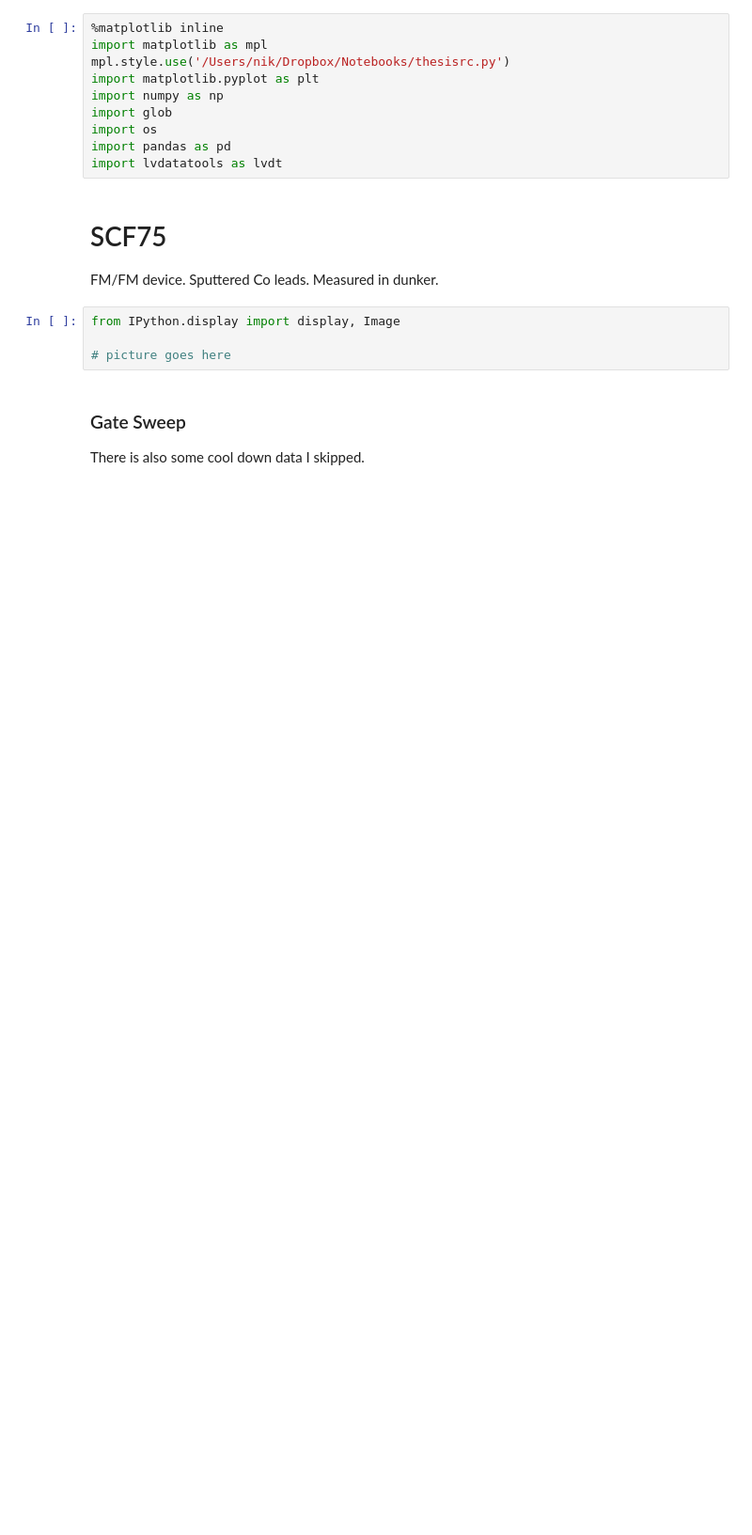
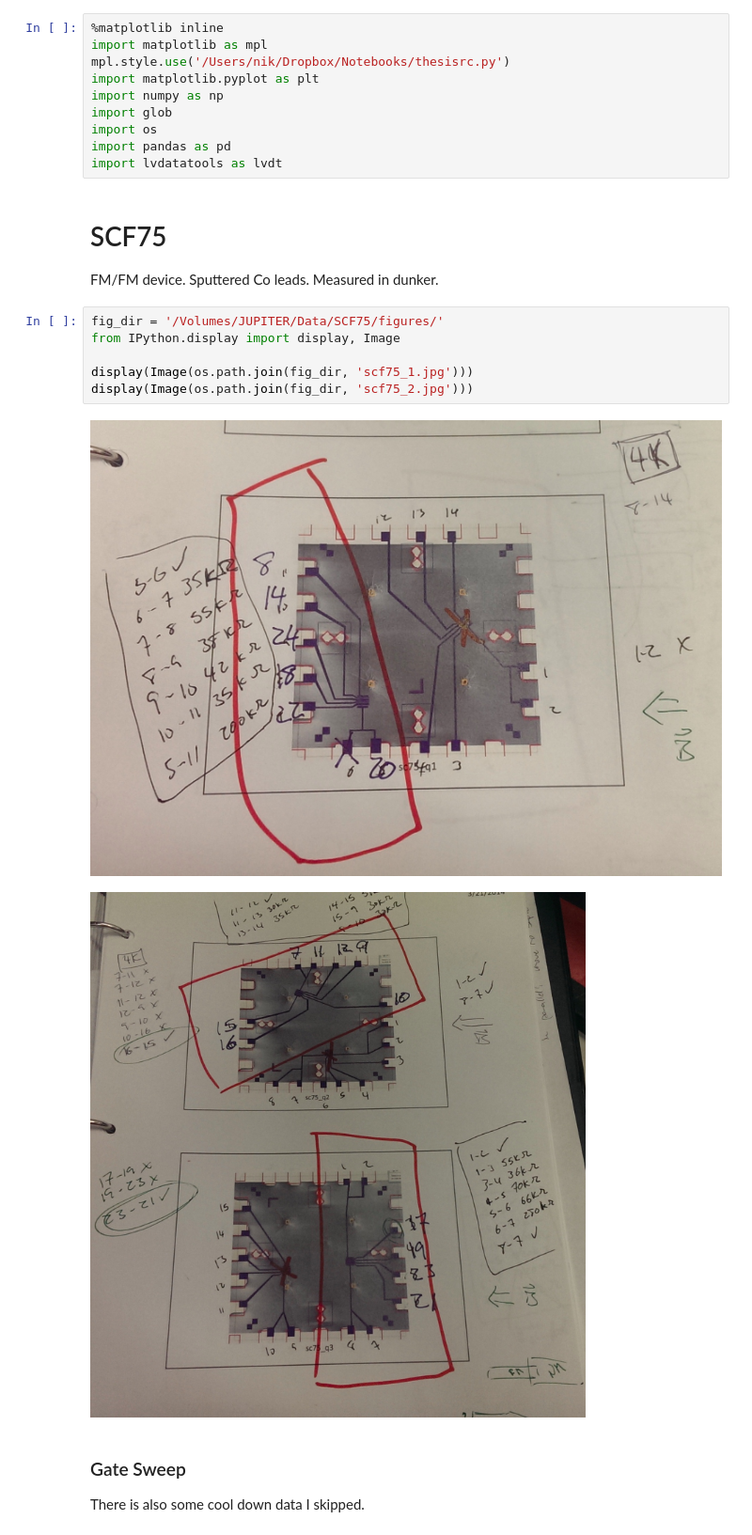
Before and after one commit to nikhartman/notebooks, a Jupyter notebook: SCF75.ipynb, the cells around one changed output. Shown at 94% size. Cells and saved outputs as stored; diff of their text form; blank space fills up the shorter version.

```diff
--- a/SCF75.ipynb
+++ b/SCF75.ipynb
@@ -12,10 +12,15 @@ import lvdatatools as lvdt
 # SCF75
 
 FM/FM device. Sputtered Co leads. Measured in dunker.
-# %%
-from IPython.display import display, Image
-
-# picture goes here
+# %%
+fig_dir = '/Volumes/JUPITER/Data/SCF75/figures/'
+from IPython.display import display, Image
+
+display(Image(os.path.join(fig_dir, 'scf75_1.jpg')))
+display(Image(os.path.join(fig_dir, 'scf75_2.jpg')))
+# %% [output]
+[figure, added]
+[figure, added]
 # %% [markdown]
 ### Gate Sweep
 
```
Also changed, not shown: parts of 2 cells of this notebook, 4 other files.
